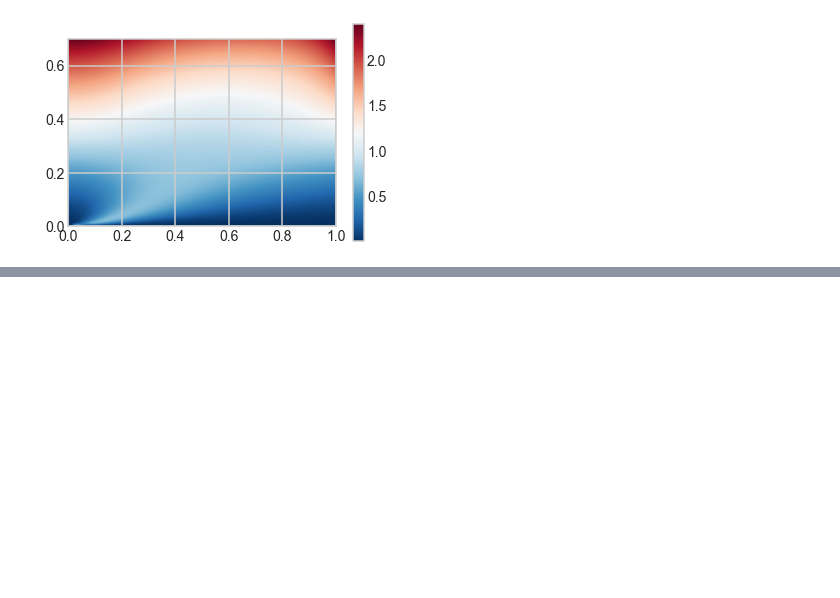
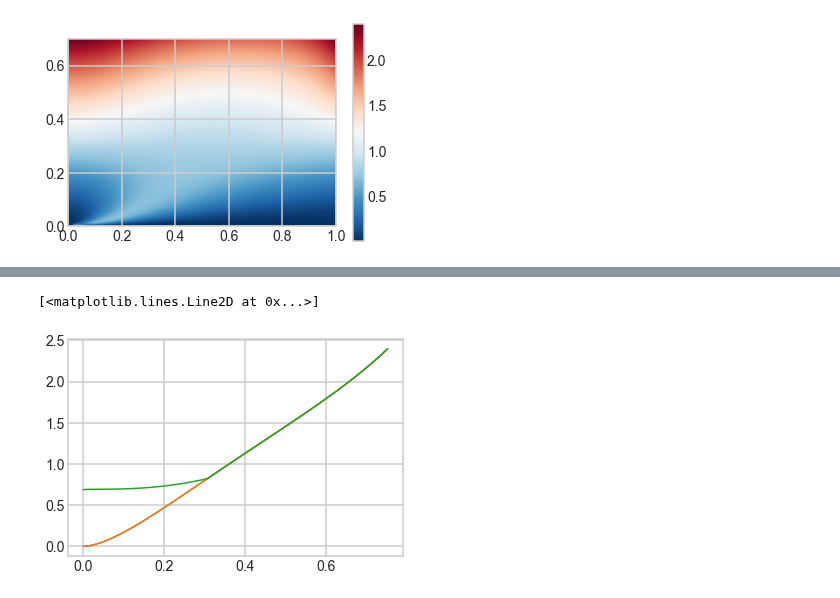
Before and after one commit to lffan/quantum_illumination, a Jupyter notebook: ipynbs/Experiment_4_Symmetrical_PCS_Attributes.ipynb, the cells around one changed output, grey strips where cells are left out. Saved outputs shown, nothing was run; the diff lists cells and outputs as text; code cells hidden in the pictures; blank space fills up the shorter version.

```diff
--- a/ipynbs/Experiment_4_Symmetrical_PCS_Attributes.ipynb
+++ b/ipynbs/Experiment_4_Symmetrical_PCS_Attributes.ipynb
@@ -61,0 +93,7 @@ plt.colorbar()
+# %%
+plt.plot(list_lmd, l1)
+plt.plot(list_lmd, l2)
+plt.plot(list_lmd, list_etgl)
+# %% [output]
+[<matplotlib.lines.Line2D at 0x...>]
+[figure, added]
```
Also changed, not shown: parts of 9 cells of this notebook, 6 other files.
